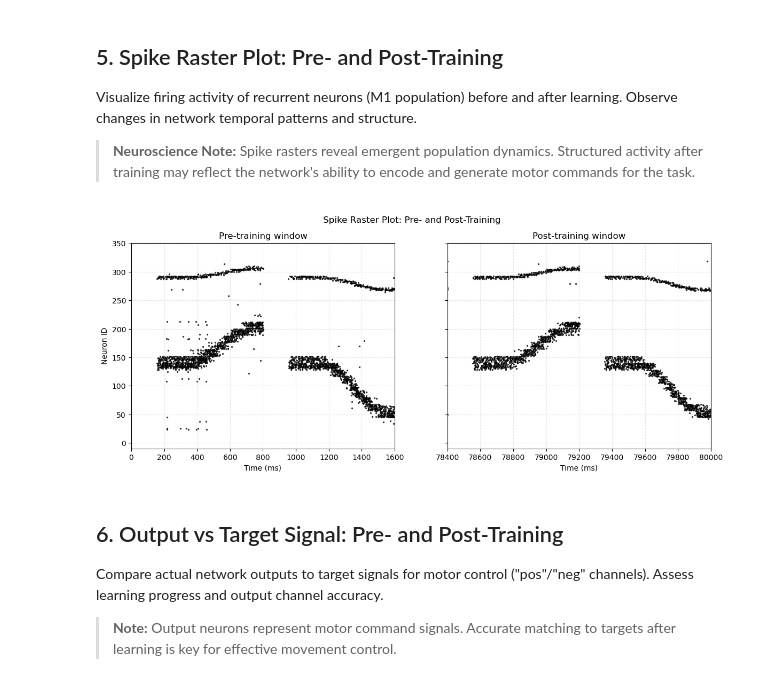
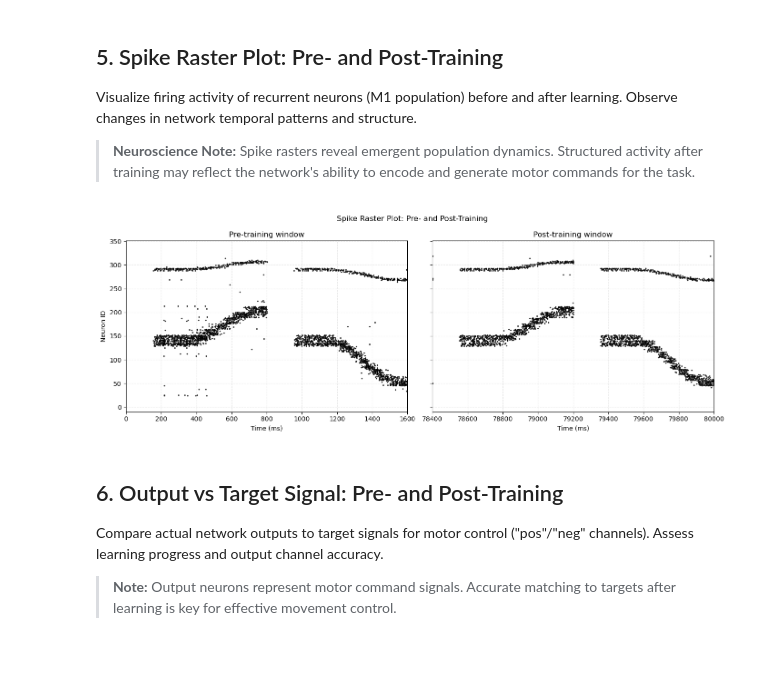
Before and after one commit to shimoura/motor-controller-model, a Jupyter notebook: motor_controller_eprop_tutorial.ipynb, the cells around one changed output. Cells and saved outputs as stored; diff of their text form; code cells hidden in the pictures; blank space fills up the shorter version.

Commit message:
Move figure scripts from the tutorial to plot_results.py

```diff
--- a/motor_controller_eprop_tutorial.ipynb
+++ b/motor_controller_eprop_tutorial.ipynb
@@ -229,35 +185,10 @@ Post-training window: (78400.0, 80000.0)
 Visualize firing activity of recurrent neurons (M1 population) before and after learning. Observe changes in network temporal patterns and structure.
 
 > **Neuroscience Note:** Spike rasters reveal emergent population dynamics. Structured activity after training may reflect the network's ability to encode and generate motor commands for the task.
-# %%
-spikes = results['spikes']
-nrns_rec = results['nrns_rec']
-
-fig, axs = plt.subplots(1, 2, figsize=(14, 5), sharey=True)
-
-for i, xlims in enumerate(xlims_list):
-    # Filter spikes by time window
-    idc_times = (spikes['times'] > xlims[0]) & (spikes['times'] < xlims[1])
-    # Filter senders by recurrent neuron GIDs
-    idc_sender = np.isin(spikes['senders'][idc_times], nrns_rec)
-    senders_subset = spikes['senders'][idc_times][idc_sender]
-    times_subset = spikes['times'][idc_times][idc_sender]
-    # Get min/max GID for y-axis
-    min_gid = nrns_rec[0].global_id
-    max_gid = nrns_rec[-1].global_id
-    margin = abs(max_gid - min_gid) * 0.1 + 1
-    axs[i].scatter(times_subset, senders_subset, s=2, color='black', alpha=0.7)
-    axs[i].set_ylim(min_gid - margin, max_gid + margin)
-    axs[i].set_xlim(xlims)
-    axs[i].set_xlabel('Time (ms)')
-    axs[i].set_title('Pre-training window' if i == 0 else 'Post-training window')
-axs[0].set_ylabel('Neuron ID')
-for ax in axs:
-    ax.grid(True, linestyle='--', alpha=0.3)
-plt.suptitle('Spike Raster Plot: Pre- and Post-Training')
-plt.show()
-# %% [output]
-[figure, removed]
+# %%
+tutorial_plot_spike_raster(results['spikes'], results['nrns_rec'], xlims_list)
+# %% [output]
+[figure, added]
 # %% [markdown]
 ## 6. Output vs Target Signal: Pre- and Post-Training
 
```
Also changed, not shown: parts of 8 cells of this notebook, 2 other files.
